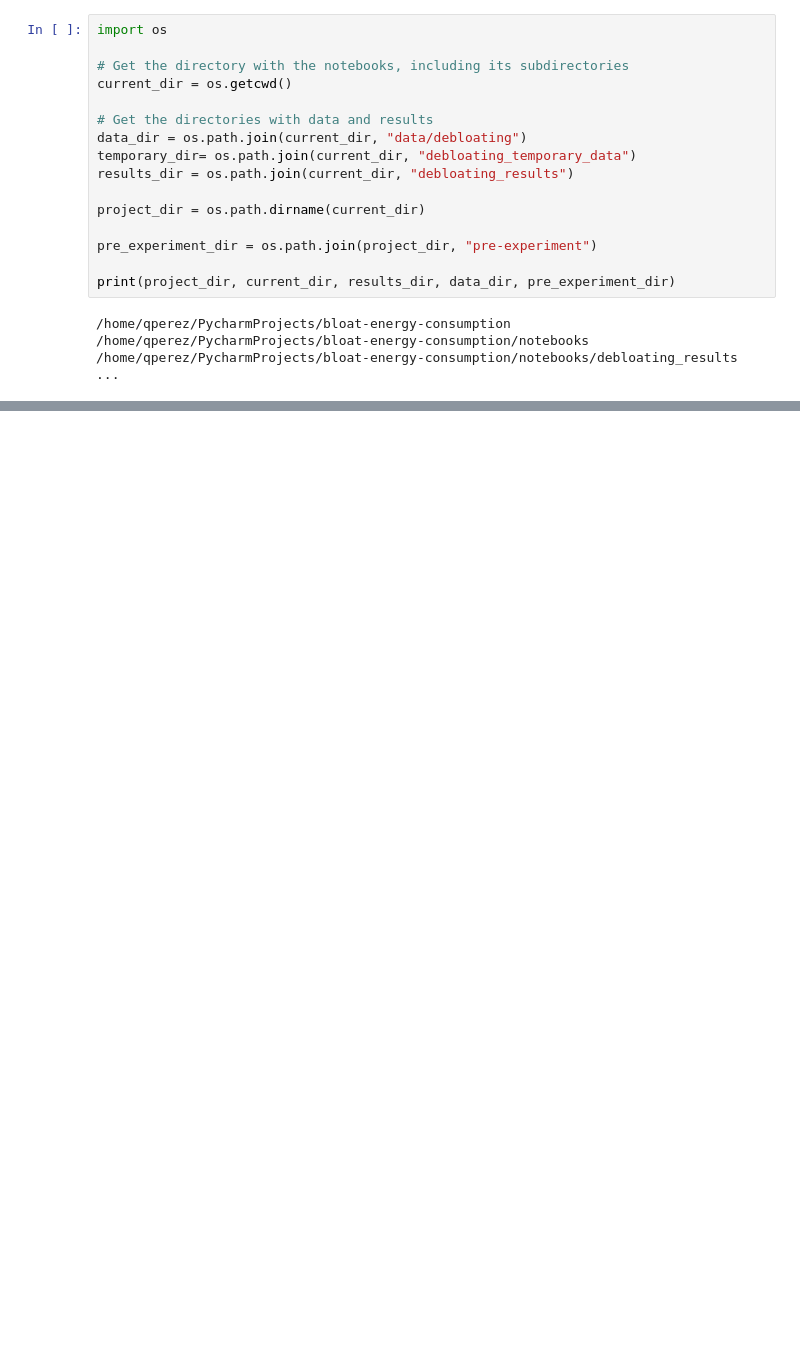
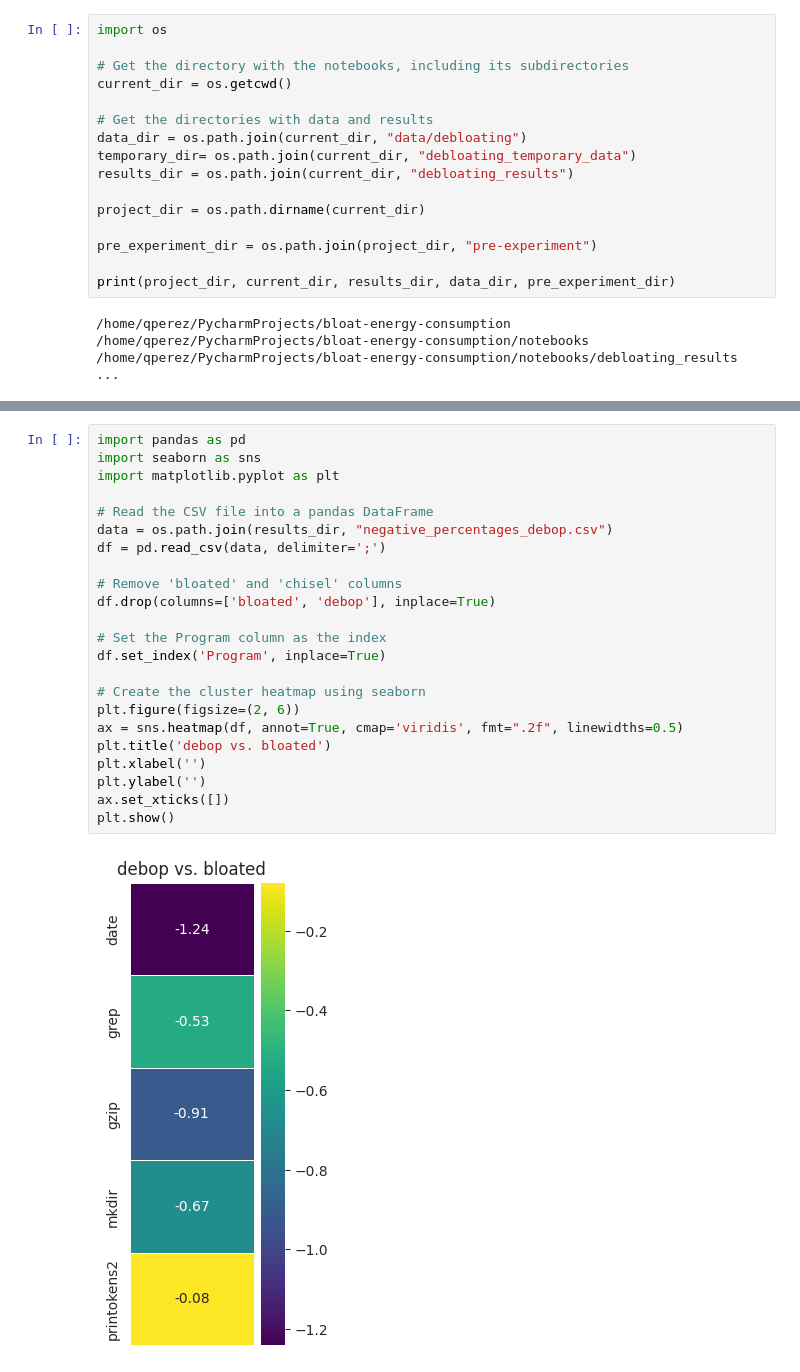
Before and after one commit to ternava/bloat-energy-consumption, a Jupyter notebook: notebooks/create_charts_debloating.ipynb, the cells around one changed output, grey strips where cells are left out. Cells and saved outputs as stored; diff of their text form; blank space fills up the shorter version.

```diff
--- a/notebooks/create_charts_debloating.ipynb
+++ b/notebooks/create_charts_debloating.ipynb
@@ -232,0 +272,25 @@ plt.show()
+# %%
+import pandas as pd
+import seaborn as sns
+import matplotlib.pyplot as plt
+
+# Read the CSV file into a pandas DataFrame
+data = os.path.join(results_dir, "negative_percentages_debop.csv")
+df = pd.read_csv(data, delimiter=';')
+
+# Remove 'bloated' and 'chisel' columns
+df.drop(columns=['bloated', 'debop'], inplace=True)
+
+# Set the Program column as the index
+df.set_index('Program', inplace=True)
+
+# Create the cluster heatmap using seaborn
+plt.figure(figsize=(2, 6))
+ax = sns.heatmap(df, annot=True, cmap='viridis', fmt=".2f", linewidths=0.5)
+plt.title('debop vs. bloated')
+plt.xlabel('')
+plt.ylabel('')
+ax.set_xticks([])
+plt.show()
+# %% [output]
+[figure, added]
```
Also changed, not shown: parts of 9 cells of this notebook.
